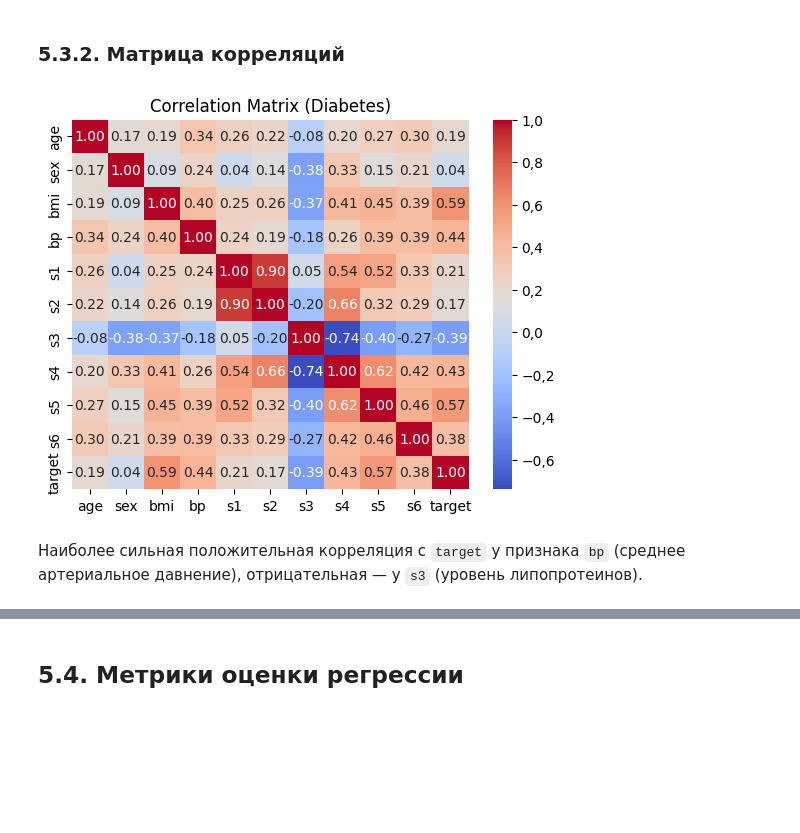
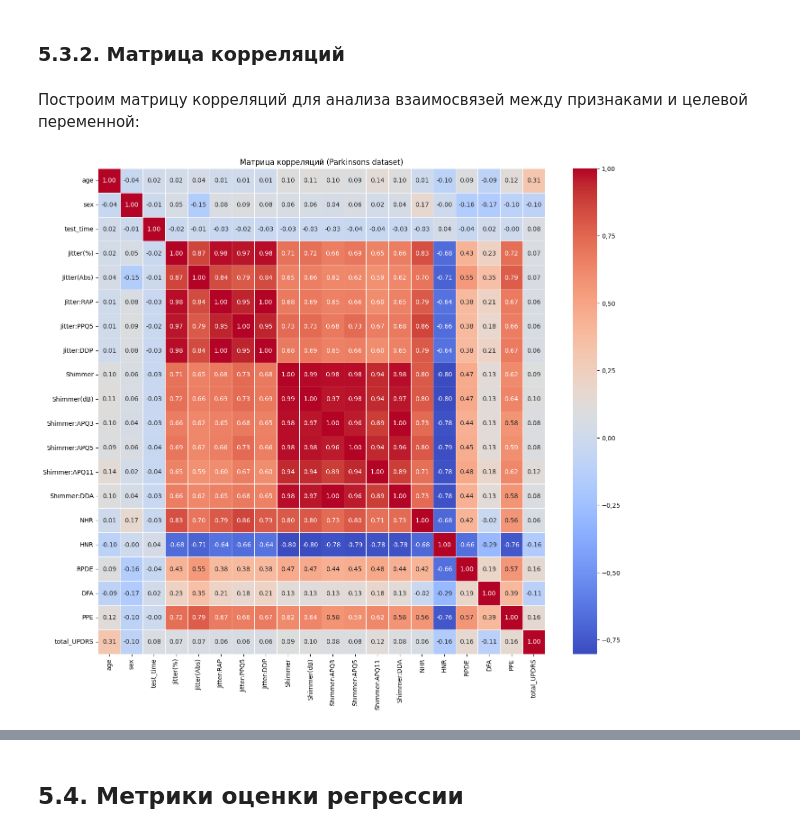
Before and after one commit to Ackrome/Course-work-TabFPN, a Jupyter notebook: work.ipynb, the cells around one changed output, grey strips where cells are left out. Saved outputs shown, nothing was run; the diff lists cells and outputs as text; code cells hidden in the pictures; blank space fills up the shorter version.

```diff
--- a/work.ipynb
+++ b/work.ipynb
@@ -1512,5 +1485,6 @@ for name, idx in ident.items():
 dataset = 'Parkinsons'
 
 BASE = fetch_ucirepo(id=ident[dataset])
-target = BASE.data.targets.columns[0]
 df = BASE.data.original
+target = BASE.data.targets.columns
+target
@@ -1532,0 +1511,3 @@ df.head()
+# %%
+df.drop('subject#',axis=1, inplace=True)
+df
@@ -1612,0 +1595,4 @@ X_train_diabetes, X_test_diabetes, y_train_diabetes, y_test_diabetes = train_tes
+# %%
+df.drop(target[0], axis=1, inplace=True)
+target = target[1]
+df
@@ -1627,11 +1634,12 @@ plt.show()
 # %% [markdown]
 ### 5.3.2. Матрица корреляций
+# %% [markdown]
+Построим матрицу корреляций для анализа взаимосвязей между признаками и целевой переменной:
 # %%
+plt.figure(figsize=(16, 14))
 corr_matrix = df.corr()
-sns.heatmap(corr_matrix, annot=True, cmap='coolwarm', fmt='.2f')
-plt.title('Correlation Matrix (Diabetes)')
+sns.heatmap(corr_matrix, annot=True, fmt='.2f', cmap='coolwarm', linewidths=0.5)
+plt.title('Матрица корреляций (Parkinsons dataset)')
 plt.show()
 # %% [output]
-[figure, old version]
+[figure, new version]
-# %% [markdown]
-Наиболее сильная положительная корреляция с `target` у признака `bp` (среднее артериальное давнение), отрицательная — у `s3` (уровень липопротеинов).
```
Also changed, not shown: parts of 264 cells of this notebook, 2 other files.
